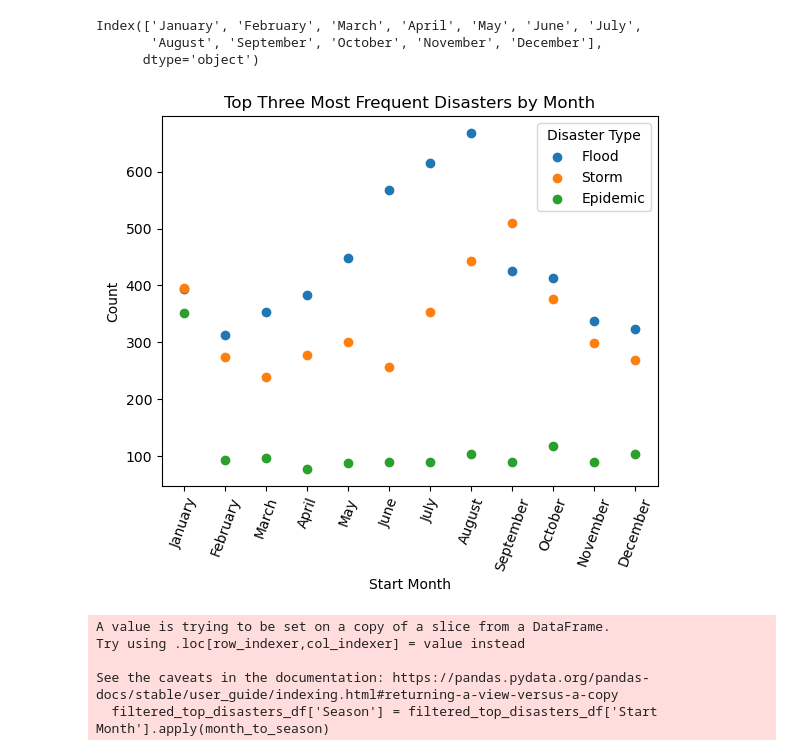
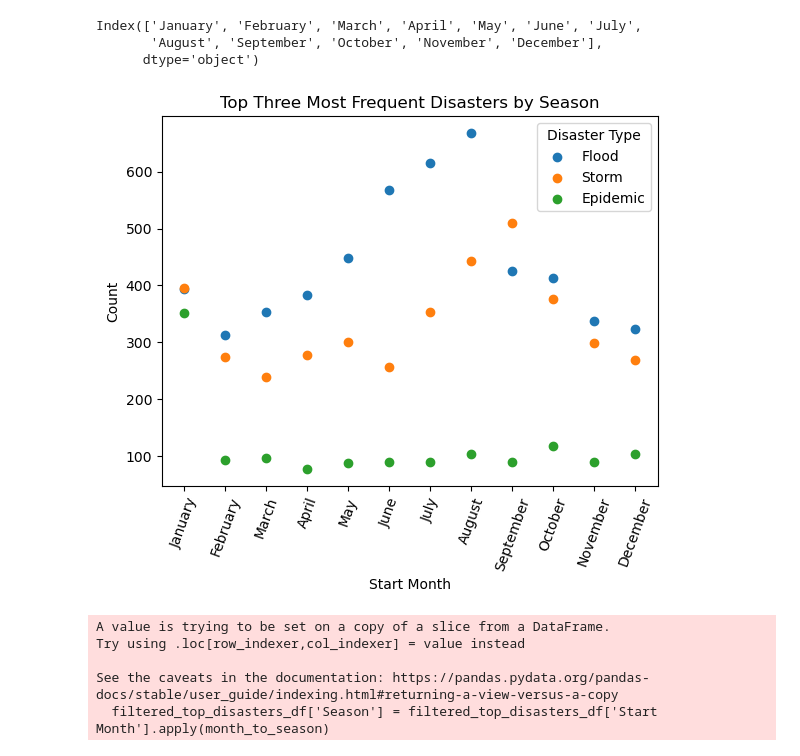
Before and after one commit to SaraJZ95/Global_Natural_Disasters-Analysis-Project-, a Jupyter notebook: main.ipynb, the cells around one changed output. Drawn from its saved outputs; the diff is of its cells as text; code cells hidden in the pictures.

```diff
--- a/main.ipynb
+++ b/main.ipynb
@@ -99,6 +118,6 @@ disaster_counts
 # %%
 # Determine the top three most frequent disasters
-top_disasters = cleaned_df['Disaster Type'].value_counts().head(3).index.tolist()
+top_disasters = disaster_counts['Disaster Type'].value_counts().head(3).index.tolist()
 top_disasters
 # %% [output]
 ['Flood', 'Storm', 'Epidemic']
@@ -359,20 +399,20 @@ KeyError: 'Country'
 
 
 # Ensure the correct data types
-disaster_metadata_df['Lat'] = pd.to_numeric(disaster_metadata_df['Lat'], errors='coerce')
-disaster_metadata_df['Lng'] = pd.to_numeric(disaster_metadata_df['Lng'], errors='coerce')
-disaster_metadata_df['Total Deaths'] = pd.to_numeric(disaster_metadata_df['Total Deaths'], errors='coerce')
-disaster_metadata_df['Country'] = disaster_metadata_df['Country'].astype(str)
-disaster_metadata_df['Disaster Type'] = disaster_metadata_df['Disaster Type'].astype(str)
+country_aggregation_df['Lat'] = pd.to_numeric(country_aggregation_df['Lat'], errors='coerce')
+country_aggregation_df['Lng'] = pd.to_numeric(country_aggregation_df['Lng'], errors='coerce')
+country_aggregation_df['Total Deaths'] = pd.to_numeric(country_aggregation_df['Total Deaths'], errors='coerce')
+country_aggregation_df['Country'] = country_aggregation_df['Country'].astype(str)
+clean_disaster_metadata['Disaster Type'] = clean_disaster_metadata['Disaster Type'].astype(str)
 
 # Drop rows with NaN values in Lat, Lng, or Total Deaths
-disaster_metadata_df.dropna(subset=['Lat', 'Lng', 'Total Deaths'], inplace=True)
+country_aggregation_df.dropna(subset=['Lat', 'Lng', 'Total Deaths'], inplace=True)
 
 # Ensure there are no mixed types in any columns
-print(disaster_metadata_df.dtypes)
+print(country_aggregation_df.dtypes)
 
 # Configure the map plot
-map_plot = disaster_metadata_df.hvplot.points(
+map_plot = country_aggregation_df.hvplot.points(
     'Lng', 'Lat',
     geo=True,
     tiles='OSM',
@@ -381,7 +421,8 @@ map_plot = disaster_metadata_df.hvplot.points(
     size='Total Deaths',
     scale=0.1,
     color='Country',
-    hover_cols=['Disaster Type']
+    hover_cols=['Disaster Type'],
+    alpha = 0.4
 )
 
 # Display the map
@@ -398,31 +441,48 @@ Index(['January', 'February', 'March', 'April', 'May', 'June', 'July',
       dtype='object')
 # %%
 # Assuming `top_three_season_counts` and `top_disasters` are defined as in your original code
+
+# Select relevant columns
+selected_columns = ['Disaster Type', 'Start Month']
+filtered_df = clean_disaster_metadata[selected_columns]
+
+# Drop rows with NaN values in the 'Start Month' column
+cleaned_df = filtered_df.dropna(subset=['Start Month'])
+
+# Determine the top three most frequent disasters
+top_disasters = cleaned_df['Disaster Type'].value_counts().head(3).index.tolist()
+
+# Filter the DataFrame for only the top three disaster types
+filtered_top_disasters_df = cleaned_df[cleaned_df['Disaster Type'].isin(top_disasters)]
+
+# Scatter Chart for Top Three Most Frequent Disasters vs. Seasons
+top_three_season_counts = top_three_data.groupby(['Start Month', 'Disaster Type']).size().unstack()
+#___________________________________________________________________________________________________________
 
 # Define month names for labeling
 month_names = pd.date_range(start='2024-01-01', periods=12, freq='ME').strftime('%B')
 
 # Create a dictionary mapping month numbers to month names
 month_mapping = {i+1: name for i, name in enumerate(month_names)}
 
 # Scatter Plot
 for disaster in top_disasters:
     plt.scatter(top_three_season_counts.index, top_three_season_counts[disaster], label=disaster)
 
-plt.title('Top Three Most Frequent Disasters by Month')
+plt.title('Top Three Most Frequent Disasters by Season')
 plt.xlabel('Start Month')
 plt.ylabel('Count')
 
 # Set month names as x-ticks with vertical rotation
 plt.xticks(ticks=top_three_season_counts.index, labels=[month_mapping.get(i, '') for i in top_three_season_counts.index], rotation=70)
 
 plt.legend(title='Disaster Type')
 
 # Save the figure
 plt.savefig("output_data/Fig6.png")
 plt.show()
 # %% [output]
-[figure, old version]
+[figure, new version]
 # %%
 # Sample DataFrame (replace this with your actual DataFrame)
 # disaster_metadata = pd.DataFrame({
```
Also changed, not shown: parts of 14 cells of this notebook, 5 other files.
